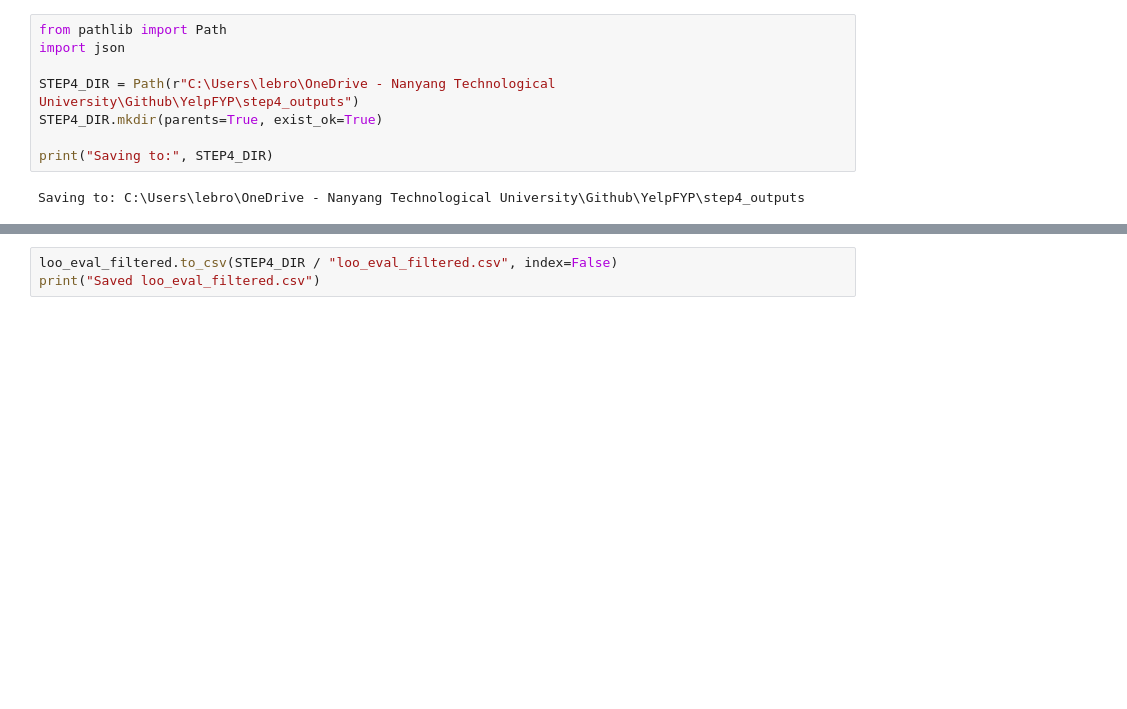
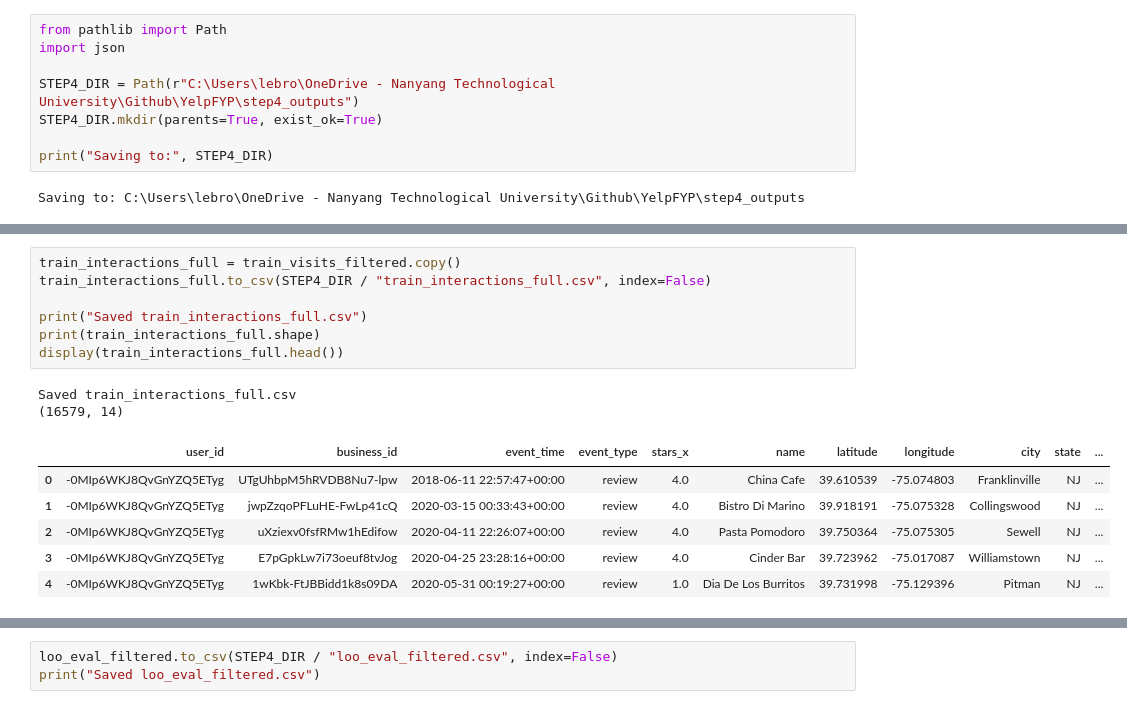
Before and after one commit to bron322/YelpFYP, a Jupyter notebook: notebooks/build_step4.ipynb, the cells around one changed output, grey strips where cells are left out. Drawn from its saved outputs; the diff is of its cells as text; blank space fills up the shorter version.

```diff
--- a/build_step4.ipynb
+++ b/notebooks/build_step4.ipynb
@@ -511,0 +626,16 @@ Saving to: C:\Users\lebro\OneDrive - Nanyang Technological University\Github\Yel
+# %%
+train_interactions_full = train_visits_filtered.copy()
+train_interactions_full.to_csv(STEP4_DIR / "train_interactions_full.csv", index=False)
+
+print("Saved train_interactions_full.csv")
+print(train_interactions_full.shape)
+display(train_interactions_full.head())
+# %% [output]
+Saved train_interactions_full.csv
+(16579, 14)
+|  | user_id | business_id | event_time | event_type | stars_x | name | latitude | longitude | city | state | ... |
+| 0 | -0MIp6WKJ8QvGnYZQ5ETyg | UTgUhbpM5hRVDB8Nu7-lpw | 2018-06-11 22:57:47+00:00 | review | 4.0 | China Cafe | 39.610539 | -75.074803 | Franklinville | NJ | ... |
+| 1 | -0MIp6WKJ8QvGnYZQ5ETyg | jwpZzqoPFLuHE-FwLp41cQ | 2020-03-15 00:33:43+00:00 | review | 4.0 | Bistro Di Marino | 39.918191 | -75.075328 | Collingswood | NJ | ... |
+| 2 | -0MIp6WKJ8QvGnYZQ5ETyg | uXziexv0fsfRMw1hEdifow | 2020-04-11 22:26:07+00:00 | review | 4.0 | Pasta Pomodoro | 39.750364 | -75.075305 | Sewell | NJ | ... |
+| 3 | -0MIp6WKJ8QvGnYZQ5ETyg | E7pGpkLw7i73oeuf8tvJog | 2020-04-25 23:28:16+00:00 | review | 4.0 | Cinder Bar | 39.723962 | -75.017087 | Williamstown | NJ | ... |
+| 4 | -0MIp6WKJ8QvGnYZQ5ETyg | 1wKbk-FtJBBidd1k8s09DA | 2020-05-31 00:19:27+00:00 | review | 1.0 | Dia De Los Burritos | 39.731998 | -75.129396 | Pitman | NJ | ... |
```
Also changed, not shown: parts of 4 cells of this notebook, 15 other files.
